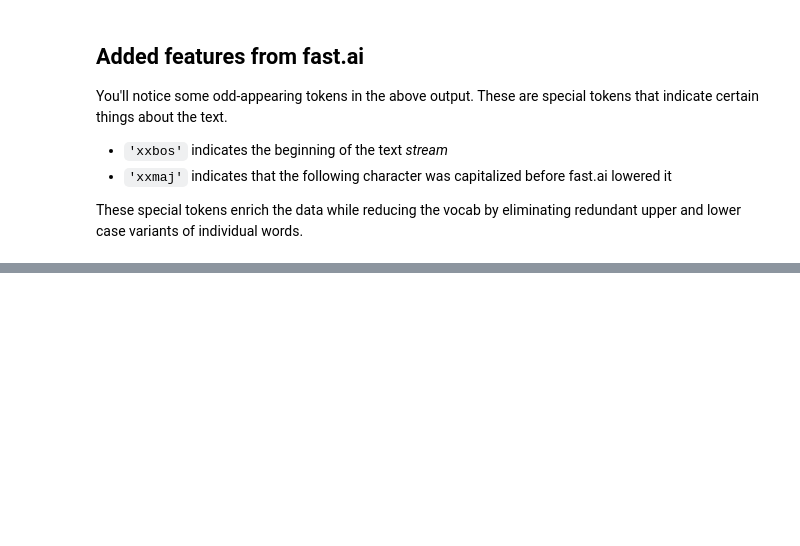
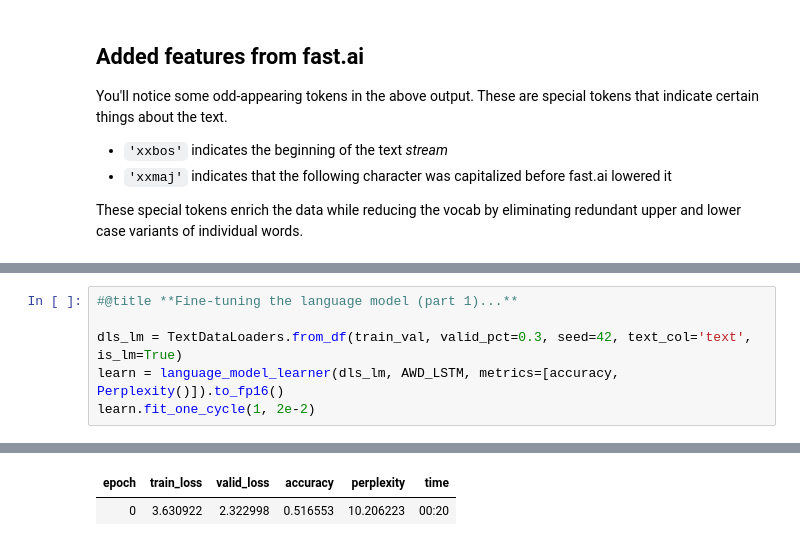
Before and after one commit to wfwiggins/RSNA-NLP-2020, a Jupyter notebook: RSNA20_NLP.ipynb, the cells around one changed output, grey strips where cells are left out. Drawn from its saved outputs; the diff is of its cells as text; blank space fills up the shorter version.

```diff
--- a/RSNA20_NLP.ipynb
+++ b/RSNA20_NLP.ipynb
@@ -189,0 +232,7 @@ These special tokens enrich the data while reducing the vocab by eliminating red
+# %%
+#@title **Fine-tuning the language model (part 1)...**
+
+dls_lm = TextDataLoaders.from_df(train_val, valid_pct=0.3, seed=42, text_col='text', is_lm=True)
+learn = language_model_learner(dls_lm, AWD_LSTM, metrics=[accuracy, Perplexity()]).to_fp16()
+learn.fit_one_cycle(1, 2e-2)
+# %% [output]
@@ -189,0 +241,2 @@ These special tokens enrich the data while reducing the vocab by eliminating red
+| epoch | train_loss | valid_loss | accuracy | perplexity | time |
+| 0 | 3.630922 | 2.322998 | 0.516553 | 10.206223 | 00:20 |
```
Also changed, not shown: parts of 15 cells of this notebook.
